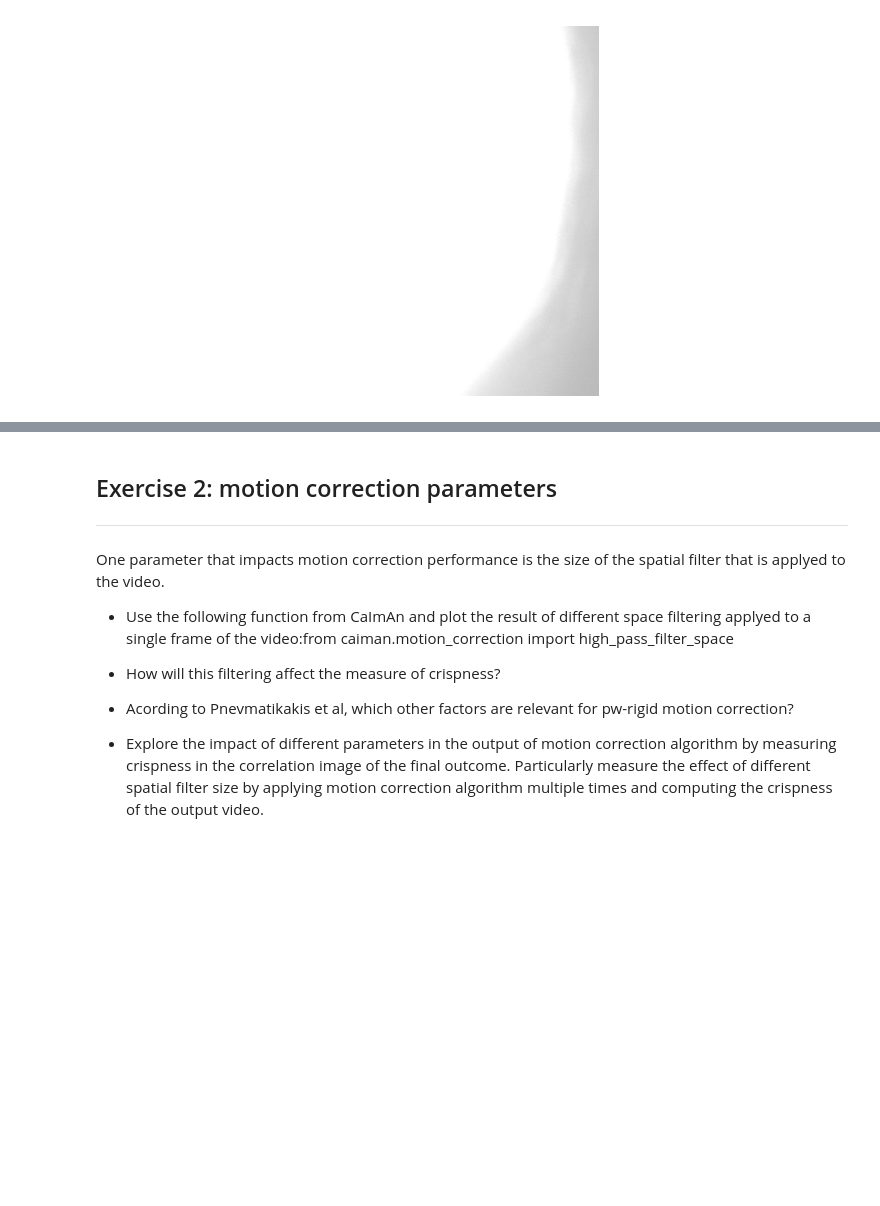
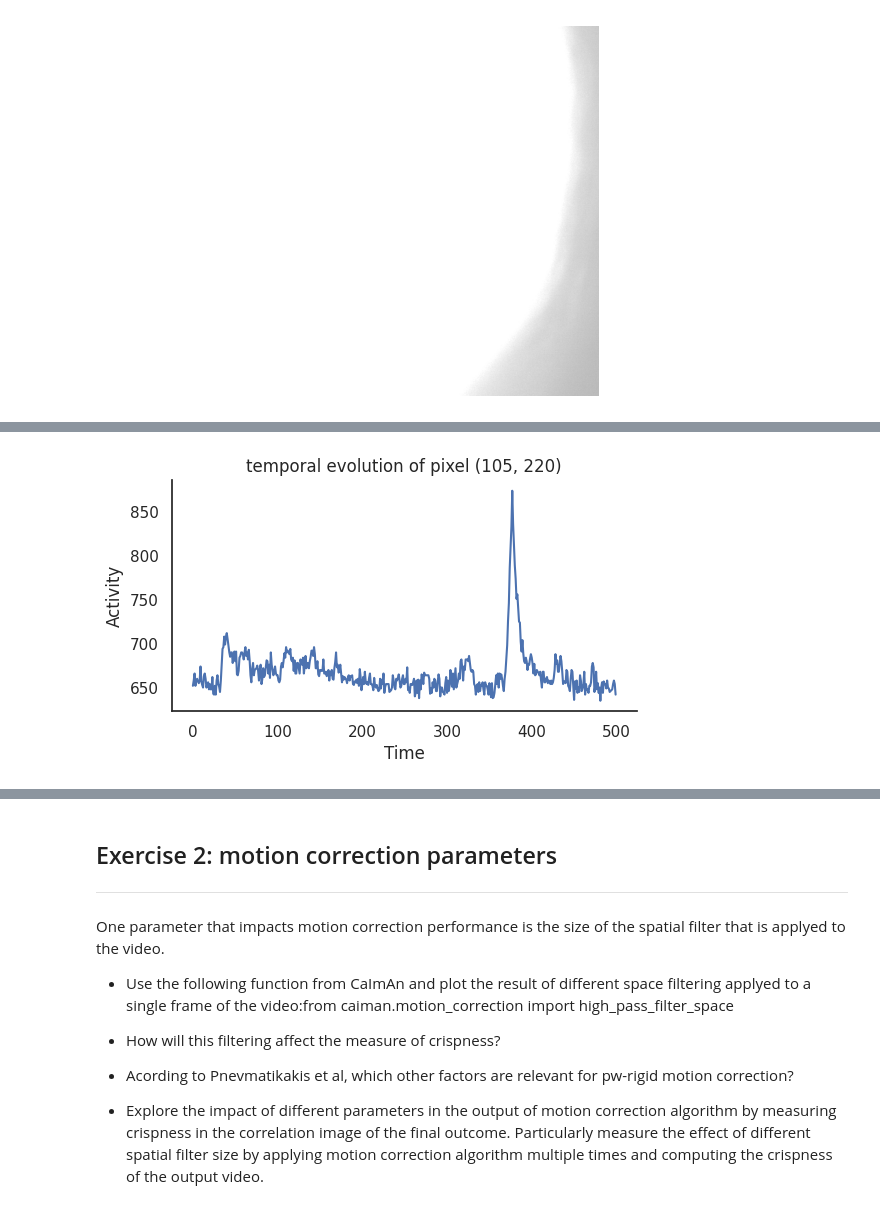
Before and after one commit to irenetiem/neuro_analysis_IT, a Jupyter notebook: neural-data-master/02-calcium_imaging/exercises.ipynb, the cells around one changed output, grey strips where cells are left out. Drawn from its saved outputs; the diff is of its cells as text; code cells hidden in the pictures; blank space fills up the shorter version.

```diff
--- a/neural-data-master/02-calcium_imaging/exercises.ipynb
+++ b/neural-data-master/02-calcium_imaging/exercises.ipynb
@@ -267,0 +289,12 @@ aux.plot_FOV(FOV_file = input_tif_file_path_FOV , ROI_file = input_tif_file_path
+# %%
+plt.figure(figsize = (6, 3))
+plt.plot(ROI[:, 105, 220])
+plt.ylabel('Activity')
+plt.xlabel('Time')
+# plt.legend()
+plt.title('temporal evolution of pixel (105, 220)')
+plt.show()
+
+# so we found one pixel that shows an active neuron
+# %% [output]
+[figure, added]
```
Also changed, not shown: parts of 11 cells of this notebook.
